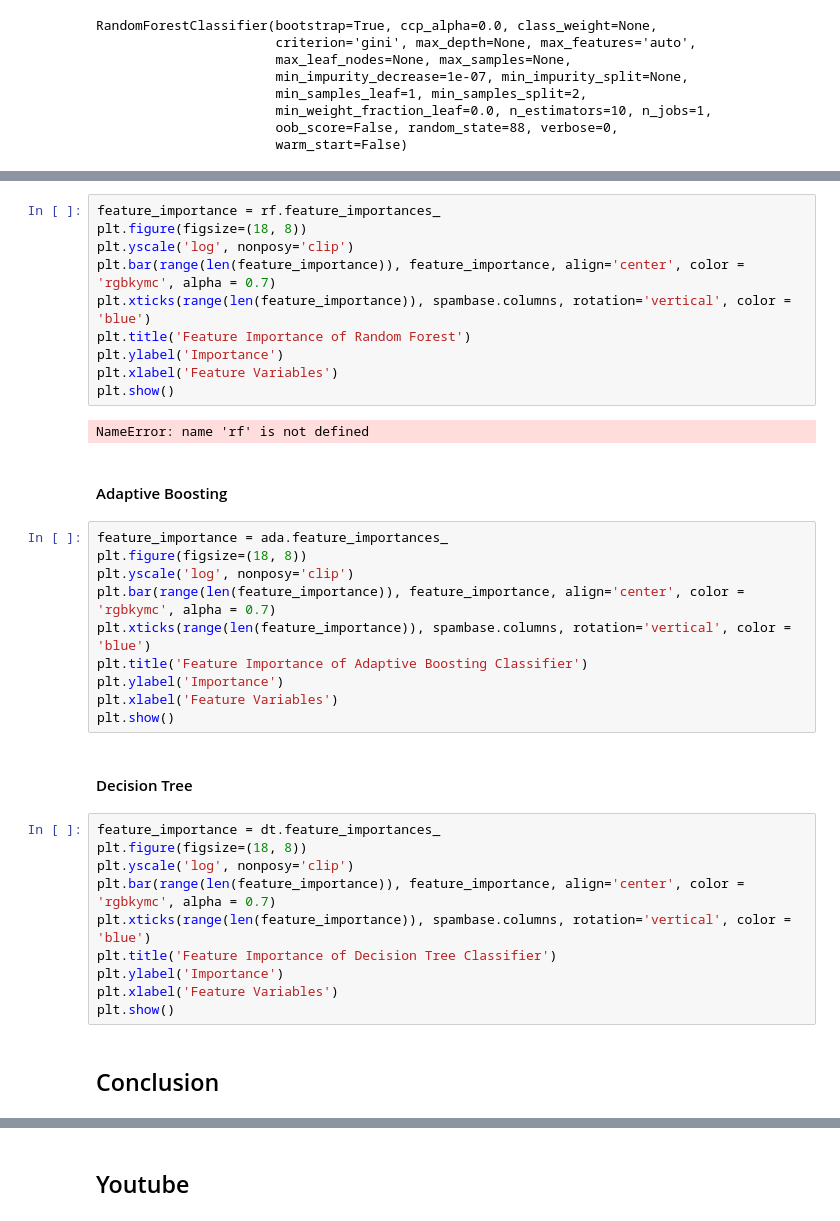
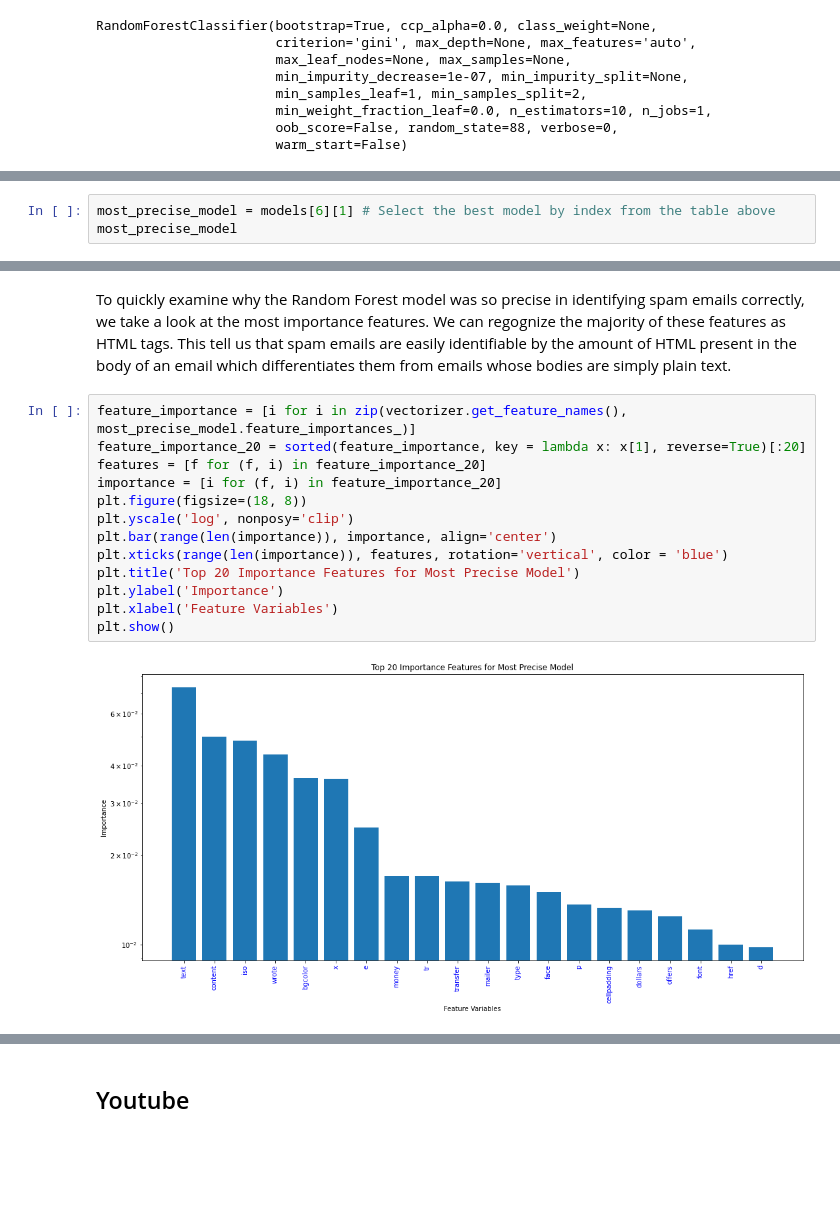
Before and after one commit to JeremyOBrien16/CUNY_DATA_620, a Jupyter notebook: Assignment06/data620assignment06_alt.ipynb, the cells around one changed output, grey strips where cells are left out. Cells and saved outputs as stored; diff of their text form; blank space fills up the shorter version.

Commit message:
Updated main function, dt, ada and rf models and conclusion. Added important feature plot

```diff
--- a/Assignment06/data620assignment06_alt.ipynb
+++ b/Assignment06/data620assignment06_alt.ipynb
@@ -622,0 +646,3 @@ weighted avg       0.97      0.96      0.96       300
+# %%
+most_precise_model = models[6][1] # Select the best model by index from the table above
+most_precise_model
@@ -623,38 +658,17 @@ weighted avg       0.97      0.96      0.96       300
+# %% [markdown]
+To quickly examine why the Random Forest model was so precise in identifying spam emails correctly, we take a look at the most importance features. We can regognize the majority of these features as HTML tags. This tell us that spam emails are easily identifiable by the amount of HTML present in the body of an email which differentiates them from emails whose bodies are simply plain text.
 # %%
-feature_importance = rf.feature_importances_
+feature_importance = [i for i in zip(vectorizer.get_feature_names(), most_precise_model.feature_importances_)]
+feature_importance_20 = sorted(feature_importance, key = lambda x: x[1], reverse=True)[:20]
+features = [f for (f, i) in feature_importance_20]
+importance = [i for (f, i) in feature_importance_20]
 plt.figure(figsize=(18, 8))
 plt.yscale('log', nonposy='clip')
-plt.bar(range(len(feature_importance)), feature_importance, align='center', color = 'rgbkymc', alpha = 0.7)
-plt.xticks(range(len(feature_importance)), spambase.columns, rotation='vertical', color = 'blue')
-plt.title('Feature Importance of Random Forest')
+plt.bar(range(len(importance)), importance, align='center')
+plt.xticks(range(len(importance)), features, rotation='vertical', color = 'blue')
+plt.title('Top 20 Importance Features for Most Precise Model')
 plt.ylabel('Importance')
 plt.xlabel('Feature Variables')
 plt.show()
 # %% [output]
-NameError: name 'rf' is not defined
+[figure, added]
-# %% [markdown]
-#### Adaptive Boosting
-# %%
-feature_importance = ada.feature_importances_
-plt.figure(figsize=(18, 8))
-plt.yscale('log', nonposy='clip')
-plt.bar(range(len(feature_importance)), feature_importance, align='center', color = 'rgbkymc', alpha = 0.7)
-plt.xticks(range(len(feature_importance)), spambase.columns, rotation='vertical', color = 'blue')
-plt.title('Feature Importance of Adaptive Boosting Classifier')
-plt.ylabel('Importance')
-plt.xlabel('Feature Variables')
-plt.show()
-# %% [markdown]
-#### Decision Tree
-# %%
-feature_importance = dt.feature_importances_
-plt.figure(figsize=(18, 8))
-plt.yscale('log', nonposy='clip')
-plt.bar(range(len(feature_importance)), feature_importance, align='center', color = 'rgbkymc', alpha = 0.7)
-plt.xticks(range(len(feature_importance)), spambase.columns, rotation='vertical', color = 'blue')
-plt.title('Feature Importance of Decision Tree Classifier')
-plt.ylabel('Importance')
-plt.xlabel('Feature Variables')
-plt.show()
-# %% [markdown]
-## Conclusion
```
Also changed, not shown: parts of 26 cells of this notebook.
